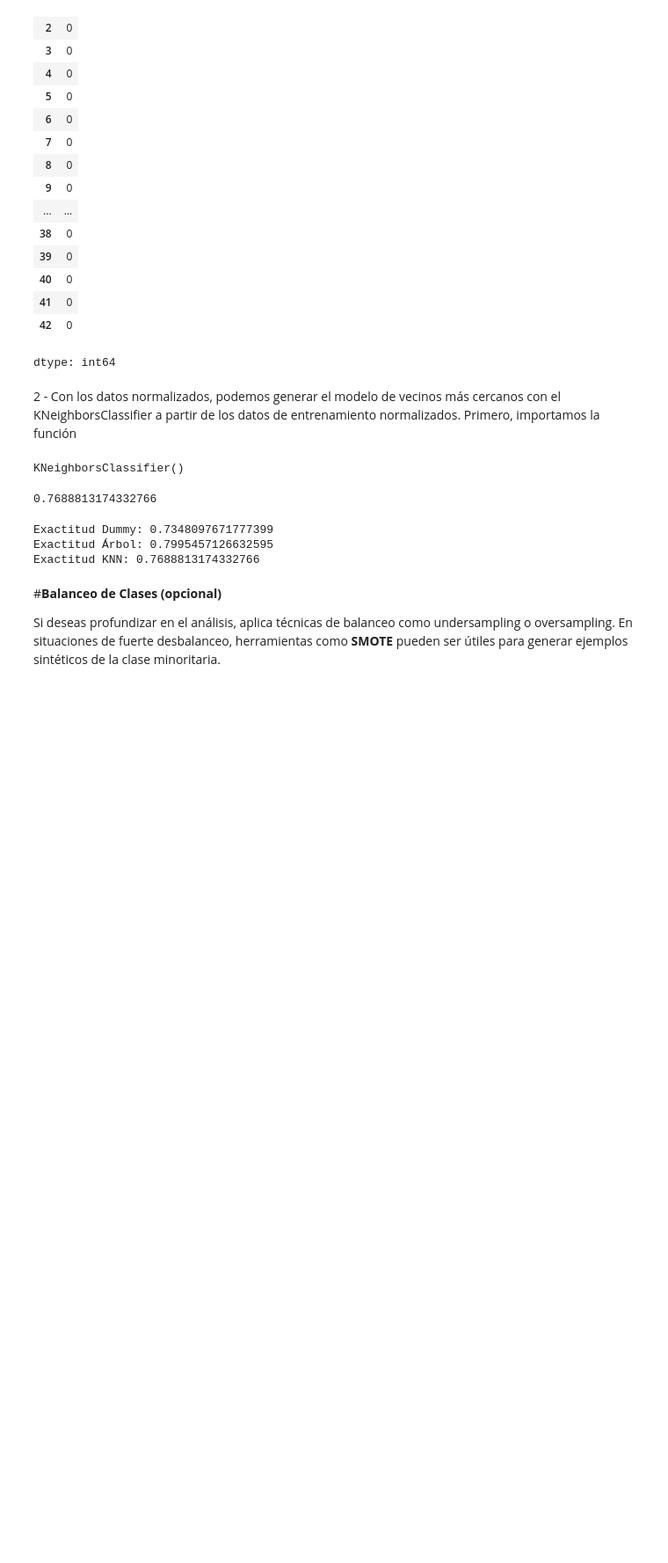
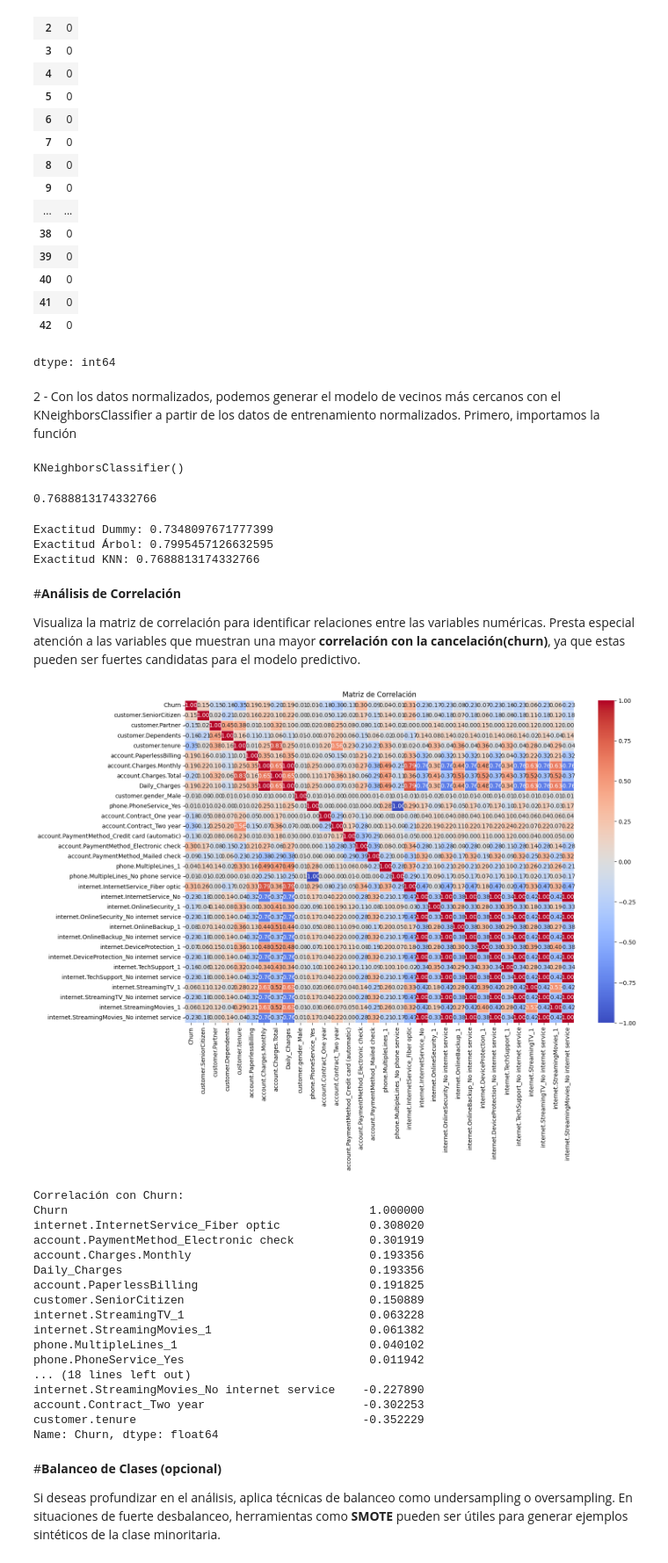
Before and after one commit to Ivan8Garcia/challenge-data-science, a Jupyter notebook: TelecomX_Parte2.ipynb, the cells around one changed output. Shown at 88% size. Drawn from its saved outputs; the diff is of its cells as text; code cells hidden in the pictures; blank space fills up the shorter version.

```diff
--- a/TelecomX_Parte2.ipynb
+++ b/TelecomX_Parte2.ipynb
@@ -320,6 +320,48 @@ print(f'Exactitud KNN: {knn.score(X_test_normalizado, y_test)}')
 Exactitud Dummy: 0.7348097671777399
 Exactitud Árbol: 0.7995457126632595
 Exactitud KNN: 0.7688813174332766
+# %% [markdown]
+#**Análisis de Correlación**
+
+Visualiza la matriz de correlación para identificar relaciones entre las variables numéricas. Presta especial atención a las variables que muestran una mayor **correlación con la cancelación(churn)**, ya que estas pueden ser fuertes candidatas para el modelo predictivo.
+# %%
+import seaborn as sns
+import matplotlib.pyplot as plt
+
+# Apply one-hot encoding to the categorical columns in the 'datos' DataFrame
+datos_encoded = pd.get_dummies(datos, columns=categoricas, drop_first=True)
+
+# Calculate the correlation matrix
+correlation_matrix = datos_encoded.corr()
+
+# Visualiza la matriz de correlación
+plt.figure(figsize=(15, 10))
+sns.heatmap(correlation_matrix, annot=True, cmap='coolwarm', fmt=".2f", linewidths=.5)
+plt.title('Matriz de Correlación')
+plt.show()
+
+# Opcionalmente, puedes mostrar solo las correlaciones con 'Churn'
+print("\nCorrelación con Churn:")
+print(correlation_matrix['Churn'].sort_values(ascending=False))
+# %% [output]
+[figure, added]
+Correlación con Churn:
+Churn                                            1.000000
+internet.InternetService_Fiber optic             0.308020
+account.PaymentMethod_Electronic check           0.301919
+account.Charges.Monthly                          0.193356
+Daily_Charges                                    0.193356
+account.PaperlessBilling                         0.191825
+customer.SeniorCitizen                           0.150889
+internet.StreamingTV_1                           0.063228
+internet.StreamingMovies_1                       0.061382
+phone.MultipleLines_1                            0.040102
+phone.PhoneService_Yes                           0.011942
+... (18 lines left out)
+internet.StreamingMovies_No internet service    -0.227890
+account.Contract_Two year                       -0.302253
+customer.tenure                                 -0.352229
+Name: Churn, dtype: float64
 # %% [markdown]
 #**Balanceo de Clases (opcional)**
 
```
Also changed, not shown: parts of 7 cells of this notebook.
